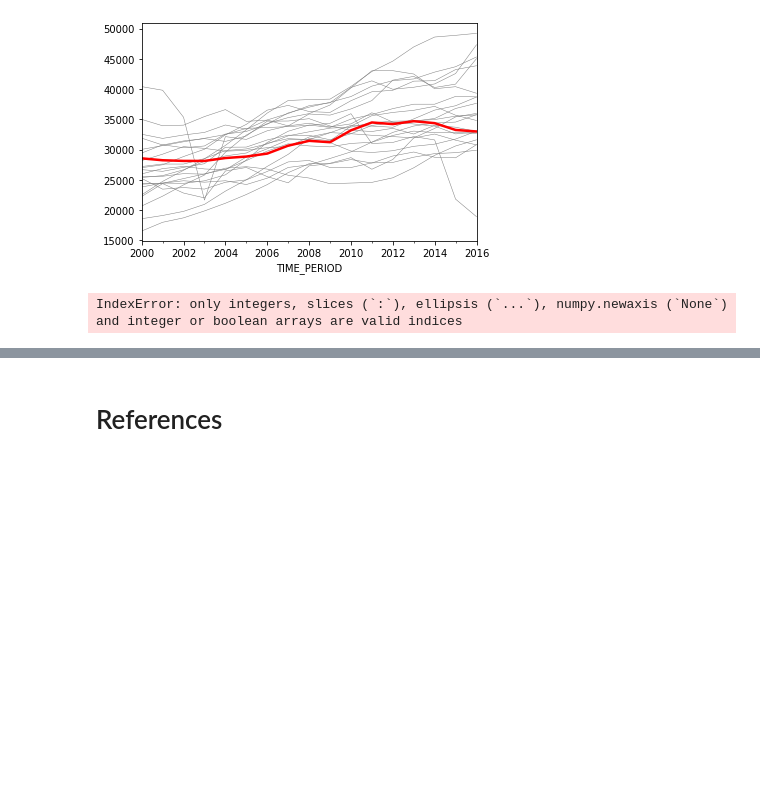
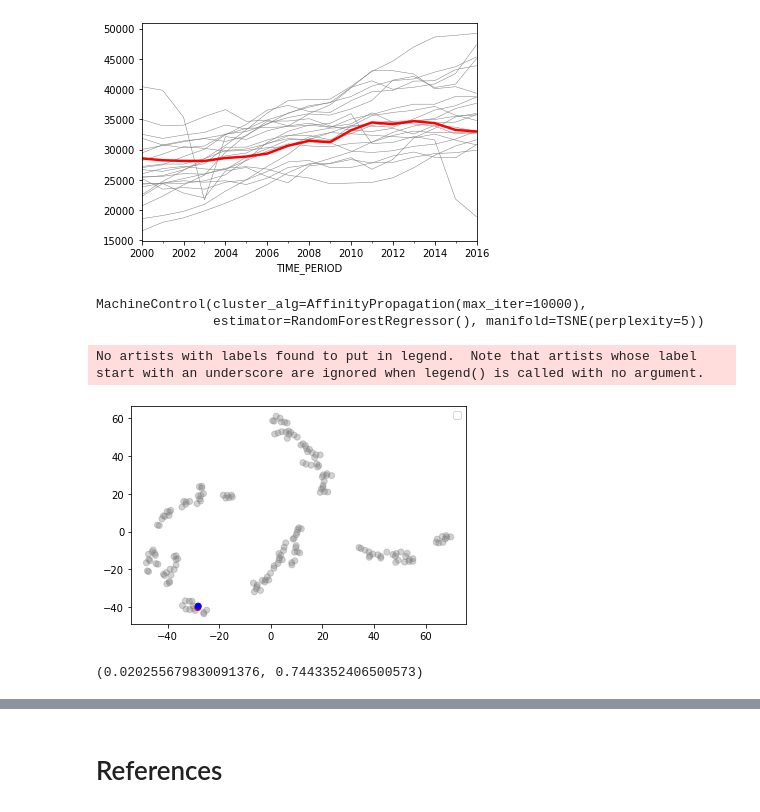
Before and after one commit to dkgaraujo/gingado, a Jupyter notebook: 00_estimators.ipynb, the cells around one changed output, grey strips where cells are left out. Cells and saved outputs as stored; diff of their text form; code cells hidden in the pictures; blank space fills up the shorter version.

Commit message:
Working machine controls, still needs placebo

```diff
--- a/00_estimators.ipynb
+++ b/00_estimators.ipynb
@@ -386,9 +387,15 @@ class MachineControl(BaseEstimator):
         X:np.ndarray, # Array-like pre-intervention data of shape (n_samples, n_control_entites)
         y:np.ndarray # Array-like pre-intervention data of shape (n_samples,)
     )->[np.ndarray, np.ndarray]: # 2-d representation of the treated entity, controls, and the synthetic control
-        "Calculates the 2-d manifold learning distribution"
-        df_manifold_learning = pd.concat([X, y, self.machine_controls])
-        self.manifold_repr = self.manifold.fit_transform(X=df_manifold_learning.T)
+        "Calculates the 2-d manifold learning distribution and locates the distance between target and control in this distribution"
+        df_manifold_learning = pd.concat([
+            pd.DataFrame(X),
+            pd.DataFrame(self.machine_controls_),
+            pd.DataFrame(y) # if actual data is last, it is easier to do the distance learning
+        ], axis=1)
+        self.manifold_embed_ = self.manifold.fit_transform(X=df_manifold_learning.T)
+        self.distances_ = squareform(pdist(self.manifold_embed_))[-1,:-1] # last position in the resulting array is the dist between actual and synth control
+        self.control_quality_test_ = np.percentile(self.distances_, self.distances_[-1])
 
     def fit(
         self,
@@ -399,12 +406,16 @@ class MachineControl(BaseEstimator):
 
         self._select_controls(X=X, y=y)
 
-        X, y = self._validate_data(X[self.donor_pool_], y)
-        self.estimator.fit(X=X, y=y)
+        X_donor, y = self._validate_data(X[self.donor_pool_], y)
 
-        self.machine_controls = self.estimator.predict(X=X)
+        self.estimator.fit(X=X_donor, y=y)
 
-        self._compare_controls(X=X, y=y)
+        self.machine_controls_ = self.estimator.predict(X=X_donor)
+
+        # for the comparison part, note we use everyone, not just the selected control entities
+        # this allows us to use a more robust test of whether there are many out-of-cluster entity
+        # that would by itself be closer to the target entity.
+        self._compare_controls(X=X.values, y=y)
 
         if self.with_placebo:
             self._placebo()
@@ -623,6 +621,8 @@ X_pre.shape, y_pre.shape
 # %%
 synth_BR = MachineControl(
-    cluster_alg=AffinityPropagation(max_iter=10_000)
+    cluster_alg=AffinityPropagation(max_iter=10_000),
+    estimator=RandomForestRegressor(),
+    manifold=TSNE(perplexity=5)
 )
 synth_BR._select_controls(X_pre, y_pre)
 # %%
@@ -634,4 +634,22 @@ y_pre.plot(ax=ax, color="red", linewidth=2.5)
 # %%
 synth_BR.fit(X_pre, y_pre)
 # %% [output]
-IndexError: only integers, slices (`:`), ellipsis (`...`), numpy.newaxis (`None`) and integer or boolean arrays are valid indices
+MachineControl(cluster_alg=AffinityPropagation(max_iter=10000),
+               estimator=RandomForestRegressor(), manifold=TSNE(perplexity=5))
+# %%
+colors = [(0.5, 0.5, 0.5, 0.35)] * X.shape[1] + ['red', 'blue']
+
+fig, ax = plt.subplots()
+ax.scatter(
+    synth_BR.manifold_embed_[:, 0], synth_BR.manifold_embed_[:, 1],
+    color=colors,
+    )
+ax.legend()
+plt.show()
+# %% [output]
+No artists with labels found to put in legend.  Note that artists whose label start with an underscore are ignored when legend() is called with no argument.
+[figure, added]
+# %%
+synth_BR.control_quality_test_ / 100
+# %% [output]
+(0.020255679830091376, 0.7443352406500573)
```
Also changed, not shown: parts of 6 cells of this notebook, 2 other files.
